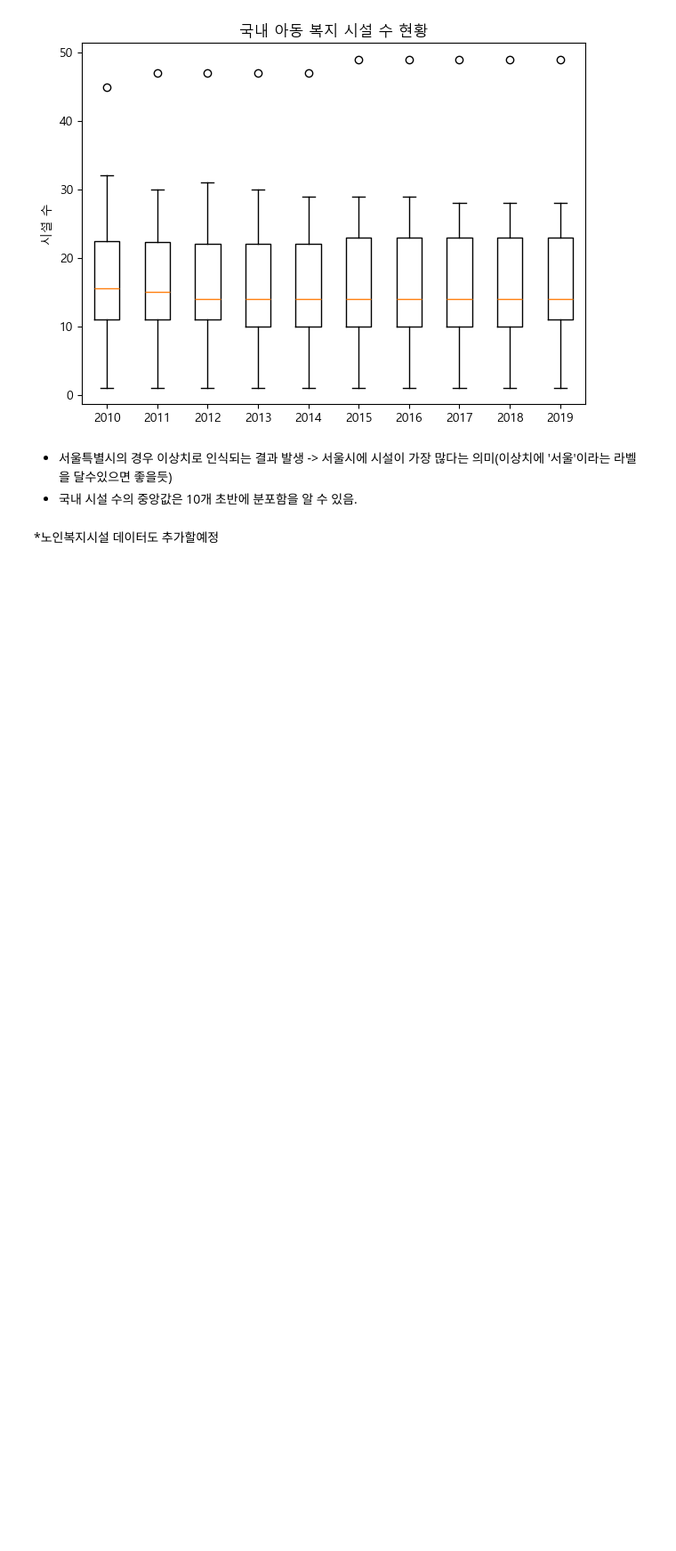
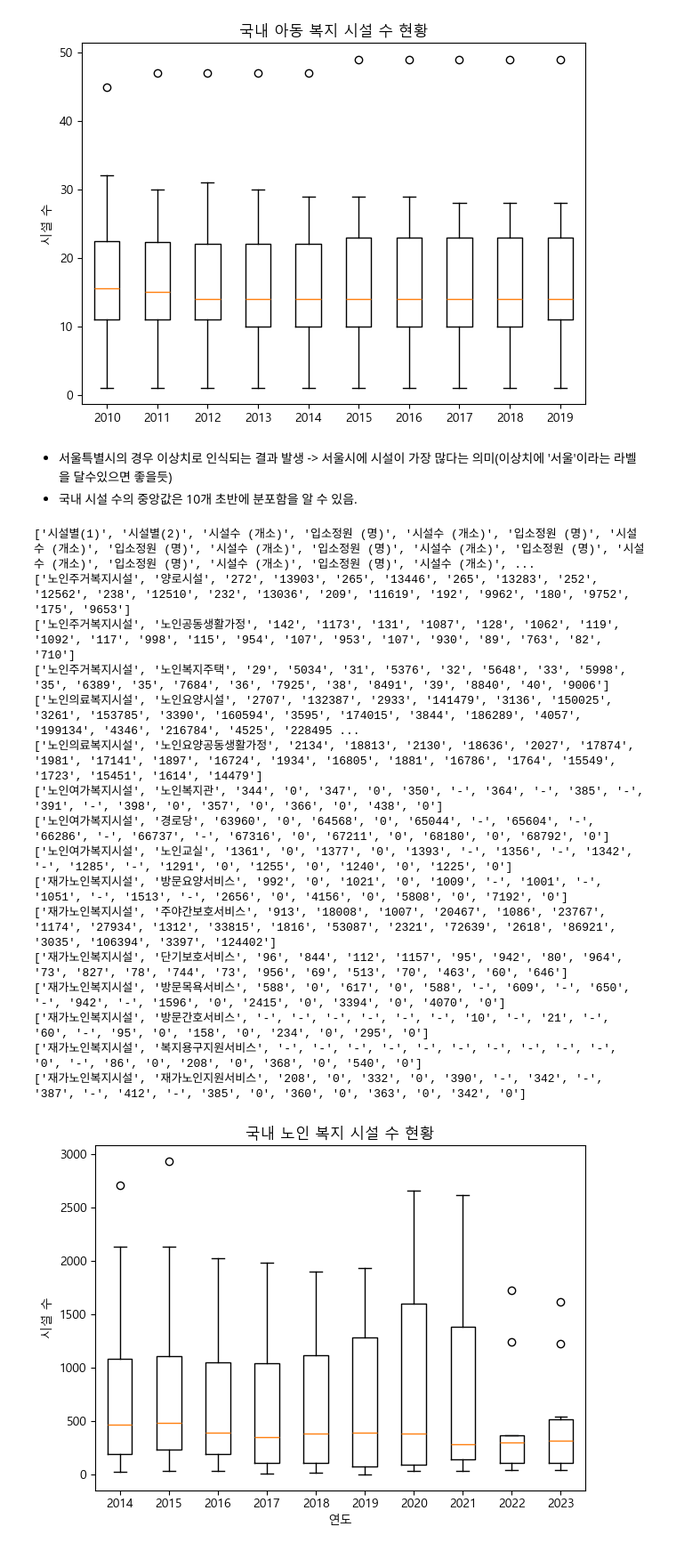
Before and after one commit to sjunc/2024-DA-Team, a Jupyter notebook: 분석 파일/Hwang_DA_Facility.ipynb, the cells around one changed output. Shown at 89% size. Saved outputs shown, nothing was run; the diff lists cells and outputs as text; code cells hidden in the pictures; blank space fills up the shorter version.

```diff
--- a/분석 파일/Hwang_DA_Facility.ipynb
+++ b/분석 파일/Hwang_DA_Facility.ipynb
@@ -107,5 +107,65 @@ plt.show()
 # %% [markdown]
  - 서울특별시의 경우 이상치로 인식되는 결과 발생 -> 서울시에 시설이 가장 많다는 의미(이상치에 '서울'이라는 라벨을 달수있으면 좋을듯)
  - 국내 시설 수의 중앙값은 10개 초반에 분포함을 알 수 있음.
-# %% [markdown]
-*노인복지시설 데이터도 추가할예정
+# %%
+import csv
+import matplotlib.pyplot as plt
+
+# 데이터 전처리
+data_array = []  # 전체 데이터를 저장할 배열
+facilitycount = []  # 시설 수를 연도별로 저장할 배열
+years = [2014 + i for i in range(10)]  # 연도 리스트 생성
+
+with open("C:\\DaTeam\\2024-DA-Team\데이터\\노인복지_생활시설_수_및_생활현황_20241122115611.csv", encoding='cp949') as f:  # 경로 지정
+    data = csv.reader(f)
+    next(data)  # 헤더 건너뜀
+
+    for row in data:
+        # '소계' 행은 건너뛰기
+        if row[1] == '소계':
+            continue
+        data_array.append(row)  # 조건을 통과한 행만 저장
+
+    for i in range(2, min(len(data_array[0]), 22), 2):  # '시설수' 열을 지정하는 1열, 5열, 9열 등을 탐색
+        inner = []
+        for j in range(len(data_array)):  # 행 개수
+            if data_array[j][i] != '-':  # 값이 비어 있지 않은 경우
+                try:
+                    value = int(data_array[j][i])  # 정수로 변환
+                    if value < 3000:  # 시설 수 데이터가 3000을 넘지 않을 경우만 저장
+                        inner.append(value)
+                except ValueError:
+                    pass  # 변환 실패 시 무시
+        if len(inner) in range(9,15):  # 특정 복지지자치의 경우 시설이 없는 경우도 포함
+            facilitycount.append(inner)
+
+# 결과 확인
+for i in data_array:
+    print(i)
+
+# 박스플롯 생성
+plt.boxplot(facilitycount)
+plt.title("국내 노인 복지 시설 수 현황")
+plt.xticks(ticks=range(1, len(years) + 1), labels=years)
+plt.xlabel("연도")
+plt.ylabel("시설 수")
+plt.tight_layout()
+plt.show()
+# %% [output]
+['시설별(1)', '시설별(2)', '시설수 (개소)', '입소정원 (명)', '시설수 (개소)', '입소정원 (명)', '시설수 (개소)', '입소정원 (명)', '시설수 (개소)', '입소정원 (명)', '시설수 (개소)', '입소정원 (명)', '시설수 (개소)', '입소정원 (명)', '시설수 (개소)', '입소정원 (명)', '시설수 (개소)', ...
+['노인주거복지시설', '양로시설', '272', '13903', '265', '13446', '265', '13283', '252', '12562', '238', '12510', '232', '13036', '209', '11619', '192', '9962', '180', '9752', '175', '9653']
+['노인주거복지시설', '노인공동생활가정', '142', '1173', '131', '1087', '128', '1062', '119', '1092', '117', '998', '115', '954', '107', '953', '107', '930', '89', '763', '82', '710']
+['노인주거복지시설', '노인복지주택', '29', '5034', '31', '5376', '32', '5648', '33', '5998', '35', '6389', '35', '7684', '36', '7925', '38', '8491', '39', '8840', '40', '9006']
+['노인의료복지시설', '노인요양시설', '2707', '132387', '2933', '141479', '3136', '150025', '3261', '153785', '3390', '160594', '3595', '174015', '3844', '186289', '4057', '199134', '4346', '216784', '4525', '228495 ...
+['노인의료복지시설', '노인요양공동생활가정', '2134', '18813', '2130', '18636', '2027', '17874', '1981', '17141', '1897', '16724', '1934', '16805', '1881', '16786', '1764', '15549', '1723', '15451', '1614', '14479']
+['노인여가복지시설', '노인복지관', '344', '0', '347', '0', '350', '-', '364', '-', '385', '-', '391', '-', '398', '0', '357', '0', '366', '0', '438', '0']
+['노인여가복지시설', '경로당', '63960', '0', '64568', '0', '65044', '-', '65604', '-', '66286', '-', '66737', '-', '67316', '0', '67211', '0', '68180', '0', '68792', '0']
+['노인여가복지시설', '노인교실', '1361', '0', '1377', '0', '1393', '-', '1356', '-', '1342', '-', '1285', '-', '1291', '0', '1255', '0', '1240', '0', '1225', '0']
+['재가노인복지시설', '방문요양서비스', '992', '0', '1021', '0', '1009', '-', '1001', '-', '1051', '-', '1513', '-', '2656', '0', '4156', '0', '5808', '0', '7192', '0']
+['재가노인복지시설', '주야간보호서비스', '913', '18008', '1007', '20467', '1086', '23767', '1174', '27934', '1312', '33815', '1816', '53087', '2321', '72639', '2618', '86921', '3035', '106394', '3397', '124402']
+['재가노인복지시설', '단기보호서비스', '96', '844', '112', '1157', '95', '942', '80', '964', '73', '827', '78', '744', '73', '956', '69', '513', '70', '463', '60', '646']
+['재가노인복지시설', '방문목욕서비스', '588', '0', '617', '0', '588', '-', '609', '-', '650', '-', '942', '-', '1596', '0', '2415', '0', '3394', '0', '4070', '0']
+['재가노인복지시설', '방문간호서비스', '-', '-', '-', '-', '-', '-', '10', '-', '21', '-', '60', '-', '95', '0', '158', '0', '234', '0', '295', '0']
+['재가노인복지시설', '복지용구지원서비스', '-', '-', '-', '-', '-', '-', '-', '-', '-', '-', '0', '-', '86', '0', '208', '0', '368', '0', '540', '0']
+['재가노인복지시설', '재가노인지원서비스', '208', '0', '332', '0', '390', '-', '342', '-', '387', '-', '412', '-', '385', '0', '360', '0', '363', '0', '342', '0']
+[figure, added]
```
Also changed, not shown: parts of 3 cells of this notebook.
